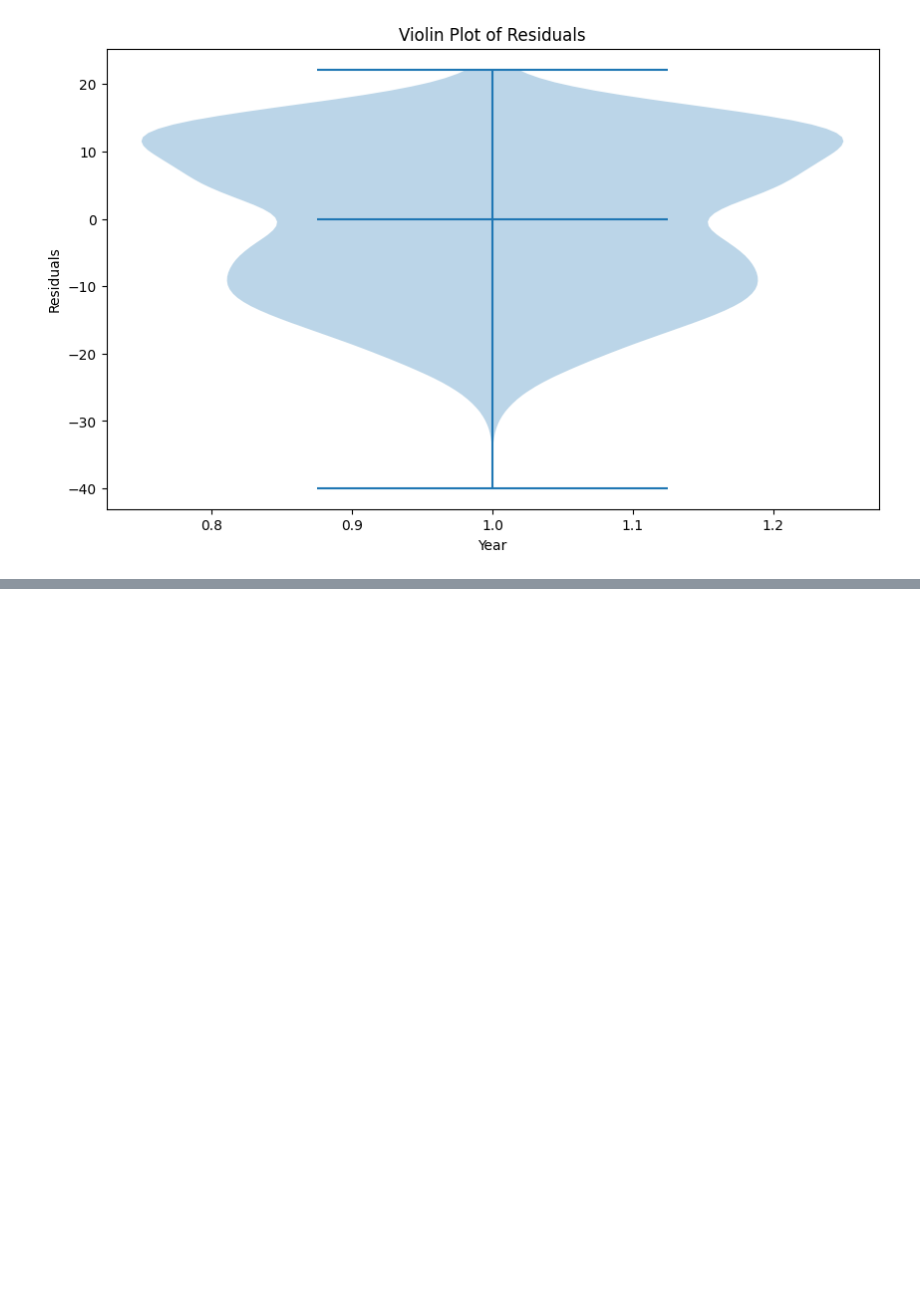
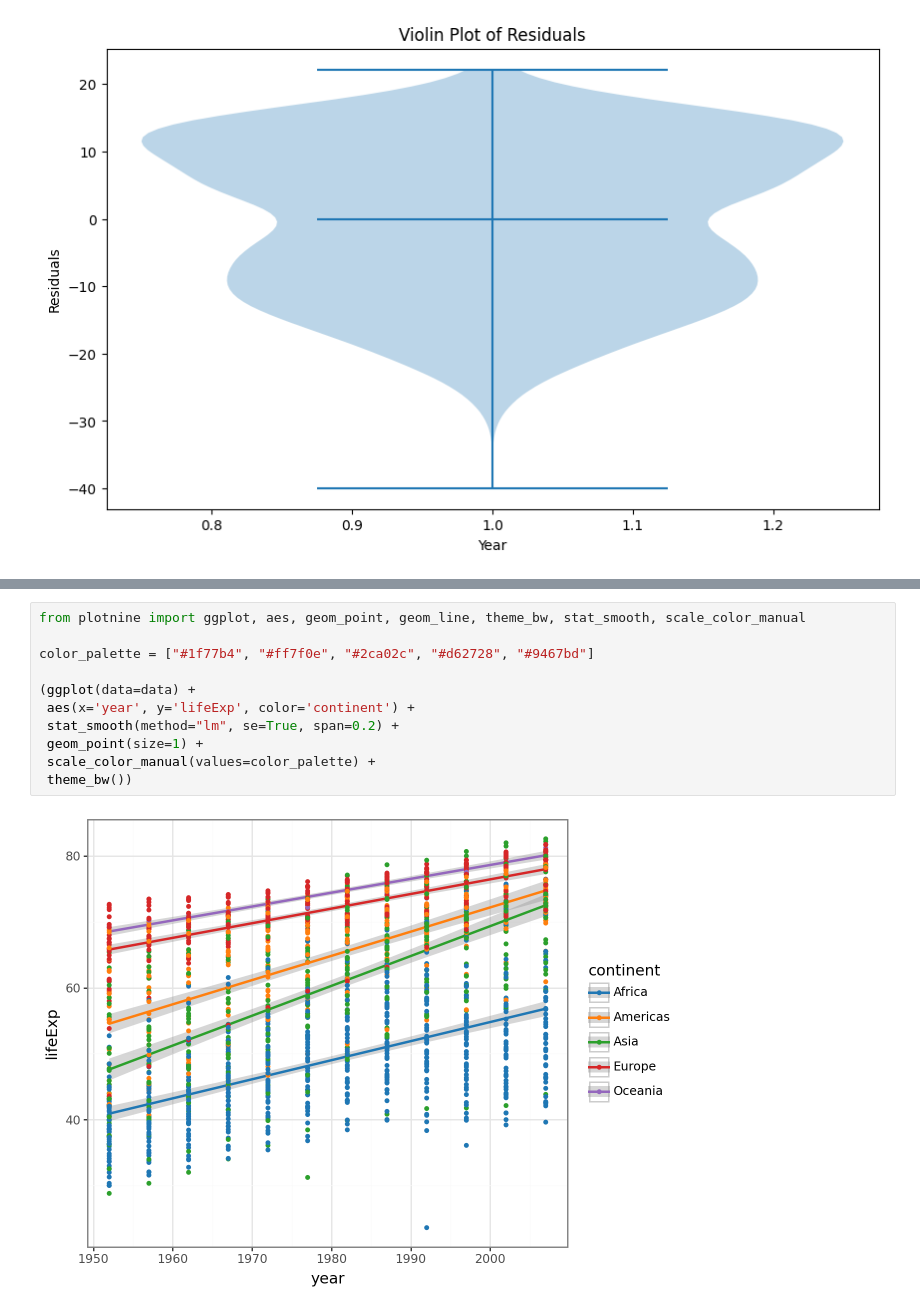
Before and after one commit to JAquaye/cmsc320, a Jupyter notebook: project3/project3.ipynb, the cells around one changed output, grey strips where cells are left out. Cells and saved outputs as stored; diff of their text form; blank space fills up the shorter version.

```diff
--- a/project3/project3.ipynb
+++ b/project3/project3.ipynb
@@ -119,0 +138,13 @@ plt.show()
+# %%
+from plotnine import ggplot, aes, geom_point, geom_line, theme_bw, stat_smooth, scale_color_manual
+
+color_palette = ["#1f77b4", "#ff7f0e", "#2ca02c", "#d62728", "#9467bd"]
+
+(ggplot(data=data) +
+ aes(x='year', y='lifeExp', color='continent') +
+ stat_smooth(method="lm", se=True, span=0.2) +
+ geom_point(size=1) +
+ scale_color_manual(values=color_palette) +
+ theme_bw())
+# %% [output]
+[figure, added]
```
Also changed, not shown: parts of 7 cells of this notebook, 1 other file.
